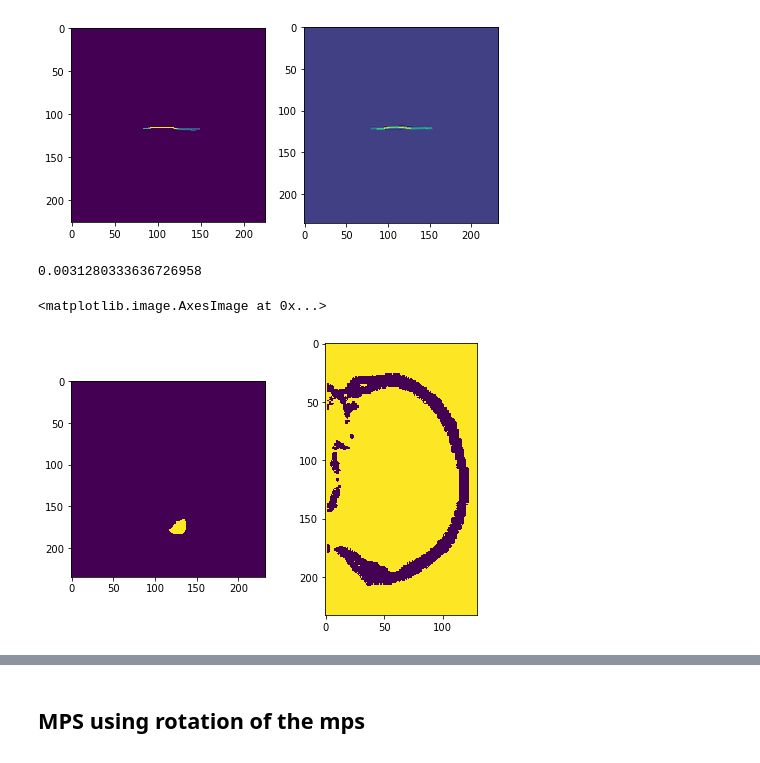
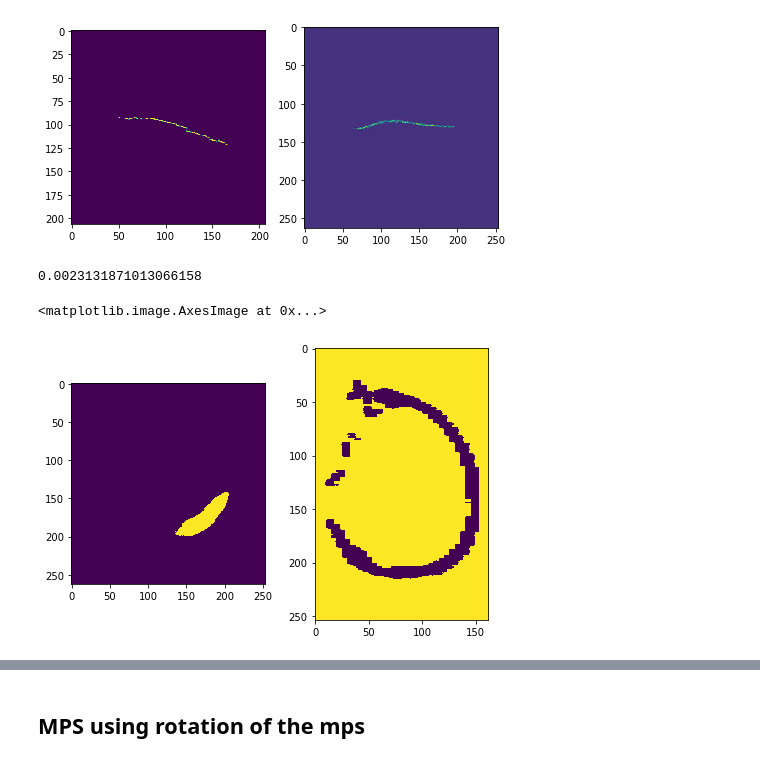
Before and after one commit to fair77637/DC_Imaging, a Jupyter notebook: lesion_heatmap.ipynb, the cells around one changed output, grey strips where cells are left out. Cells and saved outputs as stored; diff of their text form; code cells hidden in the pictures.

```diff
--- a/lesion_heatmap.ipynb
+++ b/lesion_heatmap.ipynb
@@ -170,7 +166,7 @@ sitk::ERROR: The file "/Volumes/FAIR/Eric_Midlinedeliniation/Self-MPS/Sample3_Pr
 # %%
 Lesion_array = np.zeros(Mask_array.shape)
+# Lesion_array[Mask_array==19] = 1
 Lesion_array[Mask_array==4] = 1
-Lesion_array[Mask_array==6] = 1
 
 Mask_array = Lesion_array
 np.nonzero(Mask_array)
@@ -314,44 +311,44 @@ plt.figure(figsize=(16,5))
 plt.subplot(141)
 
 # plt.imshow(mask[:,i,:]
-plt.imshow(Reshaped_mps[:,:,i])
+plt.imshow(Reshaped_mp[:,:,i])
 plt.subplot(142)
-plt.imshow(r2_mps[:,:,i])
+plt.imshow(r2_mp[:,:,i])
 plt.show()
 # %% [output]
-[figure, old version]
+[figure, new version]
 # %%
 # When finding the binary mask, try to look somewhere around the average value
 # make sure Binary_mask is not too coarse than the original mask
-r2_mps.mean()
+r2_mp.mean()
 # %% [output]
-0.0031280333636726958
+0.0023131871013066158
 # %%
-Binary_Mask = np.zeros(r2_mask.shape)
-Binary_Mask[np.abs(r2_mask)>0.2]=1
+Binary_Mask = np.zeros(r2_mp.shape)
+Binary_Mask[np.abs(r2_lesion)>0.2]=1
 
 Binary_sku  = np.zeros(r2_sku.shape)
-Binary_sku[np.abs(r2_sku)>0.05] = -1
+Binary_sku[np.abs(r2_sku)>0.1] = -1
 
 # Check the spread range of x1 value should be very small
 # Calculate the reference_x coordinates
-Binary_mp = np.zeros(r2_IML.shape)
-Binary_mp[np.abs(r2_IML)>0.4]=1
+Binary_mp = np.zeros(r2_ml.shape)
+Binary_mp[np.abs(r2_ml)>0.4]=1
 r2_IMLq = Binary_mp
 xr = np.nonzero(r2_IMLq)[0]
 counts = np.bincount(xr)
 reference_x = np.argmax(counts)
 
 Skull_Contour = Binary_sku[reference_x,:,:]
 
 
 plt.figure(figsize=(16,5))
 plt.subplot(141)
 plt.imshow(Binary_Mask[:,:,i2])
 
 plt.subplot(142)
 plt.imshow(Binary_sku[reference_x,:,:])
 # %% [output]
 <matplotlib.image.AxesImage at 0x...>
-[figure, old version]
+[figure, new version]
 # %%
```
Also changed, not shown: parts of 34 cells of this notebook, 2 other files.
